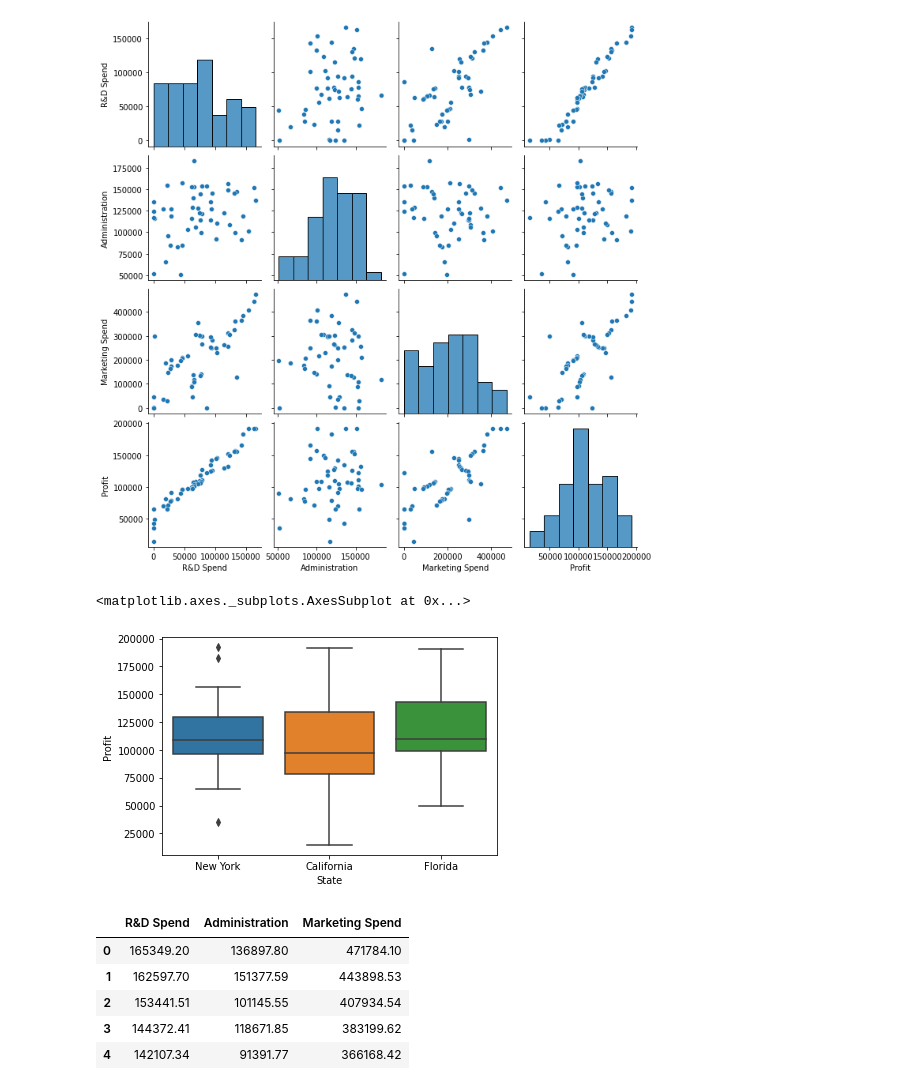
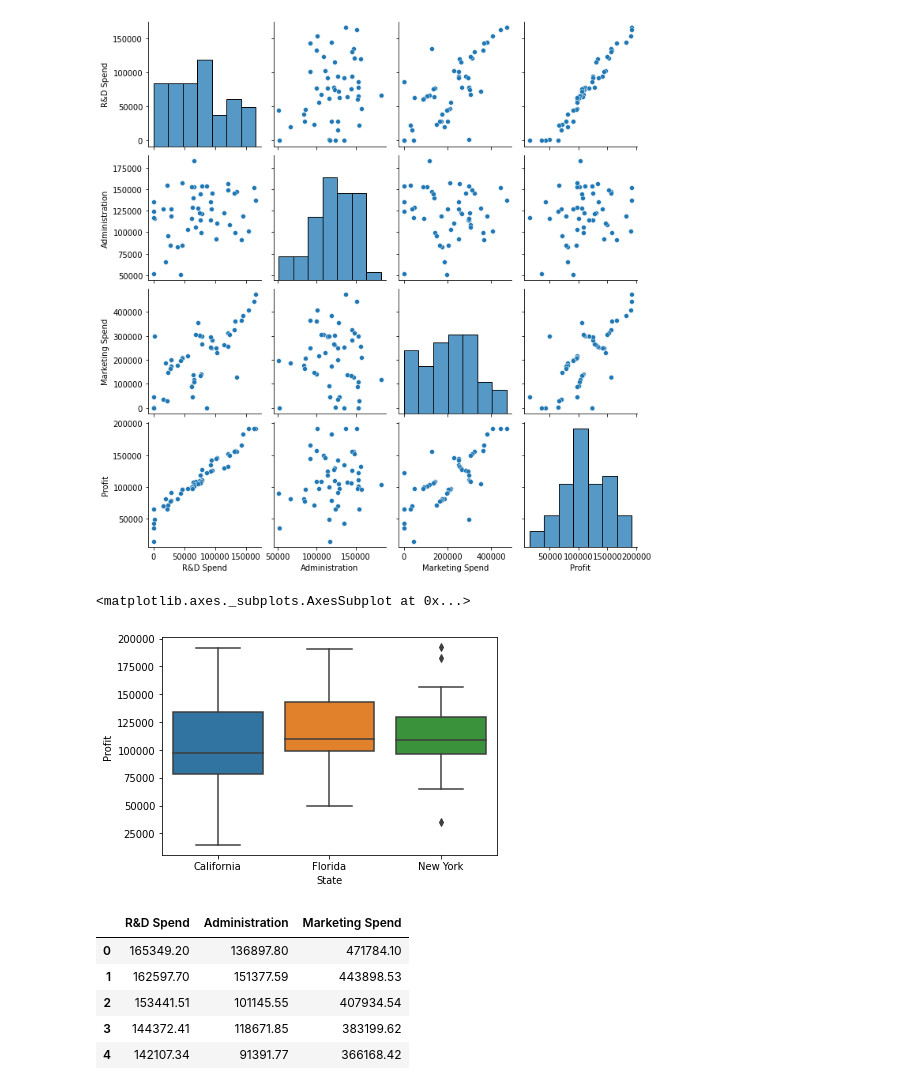
Before and after one commit to abakashi/dinamica_dex04_day05, a Jupyter notebook: Estatistica_avancada_ex.ipynb, the cells around one changed output. Cells and saved outputs as stored; diff of their text form; code cells hidden in the pictures.

```diff
--- a/Estatistica_avancada_ex.ipynb
+++ b/Estatistica_avancada_ex.ipynb
@@ -95,12 +95,12 @@ sns.pairplot(raw_dataset)
 # %%
 #fazendo o boxplot do lucro por estado
 
 #fig = plt.figure() para usar funções do matplot no seaborn.
 
-sns.boxplot(raw_dataset.State, raw_dataset.Profit)
+sns.boxplot(x=raw_dataset.State, y=raw_dataset.Profit)
 # %% [output]
 <matplotlib.axes._subplots.AxesSubplot at 0x...>
-[figure, old version]
+[figure, new version]
 # %%
 #gerando um dataset com as variaveis numericas
 dfNum = raw_dataset.select_dtypes(include='number').drop('Profit', axis=1)
```
